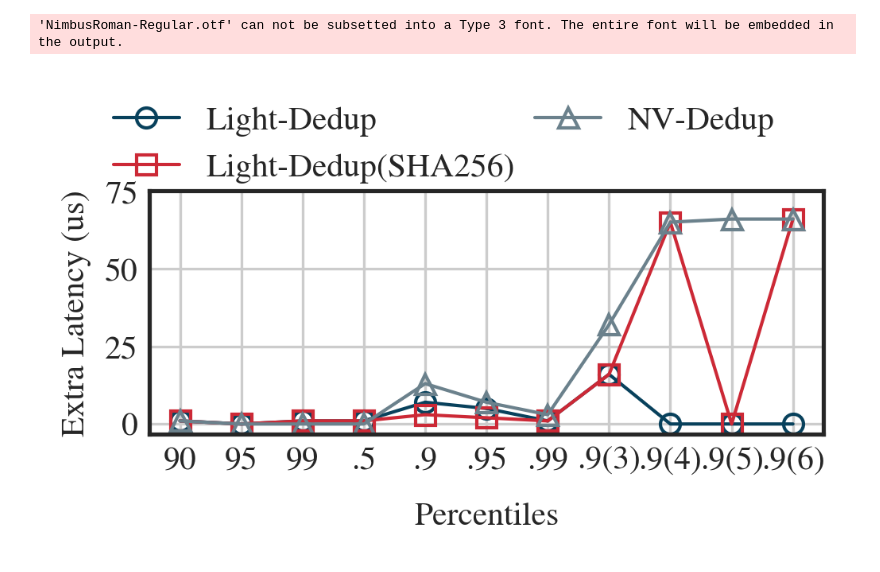
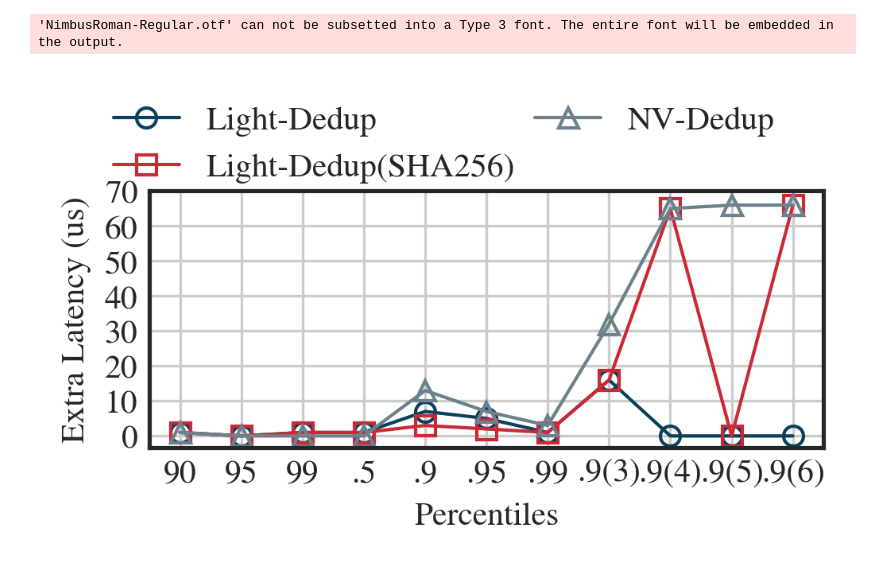
Before and after one commit to Light-Dedup/tests, a Jupyter notebook: FIG_TailLatency/plot.ipynb, the cells around one changed output. Saved outputs shown, nothing was run; the diff lists cells and outputs as text; code cells hidden in the pictures.

Commit message:
update figure

```diff
--- a/FIG_TailLatency/plot.ipynb
+++ b/FIG_TailLatency/plot.ipynb
@@ -36,33 +36,33 @@ with open("./table-calculated", "r") as f:
 # sort_df = pd.DataFrame(df['file_system'].map(sort_dict))
 # sort_df["num_job"] = df['num_job']
 # df = df.iloc[sort_df.sort_values(by = ["file_system", "num_job"]).index]
 
 # Plotting Settings
 fig = plt.figure(dpi = 300, figsize = (cm_to_inch(SINGLE_COL_WIDTH), cm_to_inch(4.5)))
 # bar_width = 0.35
 # subfig_titles = ["(a) 1 Thread", "(b) 2 Threads", "(c) 4 Threads", "(d) 8 Threads", "(e) 16 Threads"]
 # patterns = ['///', '\\\\\\', '', 'XXX', "OOO"]
 # Reference: https://designbro.com/blog/inspiration/color-combinations/
 tail_latency_percentiles = ["90", "95", "99", ".5", ".9", ".95", ".99", ".9(3)",".9(4)", ".9(5)", ".9(6)"]
 line_width = 2
 colors = ["#08415c", "#cc2936", "#6b818c"]
 marks = ["o", "s", "^"]
 fss = df['file_system'].drop_duplicates().reset_index().drop(columns=['index'])['file_system']
 tail_latency_percentile = list(range(1, len(tail_latency_percentiles) + 1))
 
 for idx, fs in enumerate(fss):
     # print(tail_latency_percentile)
     # print(df[df['file_system'] == fs].iloc[:, 3 :  4 +len(tail_latency_percentiles)].iloc[0])
     plt.plot(tail_latency_percentile, df[df['file_system'] == fs].iloc[:, 3 : 4+len(tail_latency_percentiles)].iloc[0], color=colors[idx], markerfacecolor='none', linewidth=1, label=fs, marker=marks[idx], markeredgecolor=colors[idx])
 
 plt.xticks(tail_latency_percentile, labels=tail_latency_percentiles)
-plt.yticks([0, 25, 50, 75])
+plt.yticks([0, 10, 20, 30, 40, 50, 60, 70])
 fig.legend(fss, loc='center', ncol=2, bbox_to_anchor=(0.5, 1), columnspacing = 0.6)
 plt.ylabel("Extra Latency (us)")
-plt.xlabel("Percentiles", labelpad = 8)
+plt.xlabel("Percentiles")
 
 plt.tight_layout()
 plt.savefig("./FIG-Tail-Latency.pdf", bbox_inches='tight', pad_inches=0)
 # %% [output]
 'NimbusRoman-Regular.otf' can not be subsetted into a Type 3 font. The entire font will be embedded in the output.
-[figure, old version]
+[figure, new version]
```
Also changed, not shown: 11 other files.
